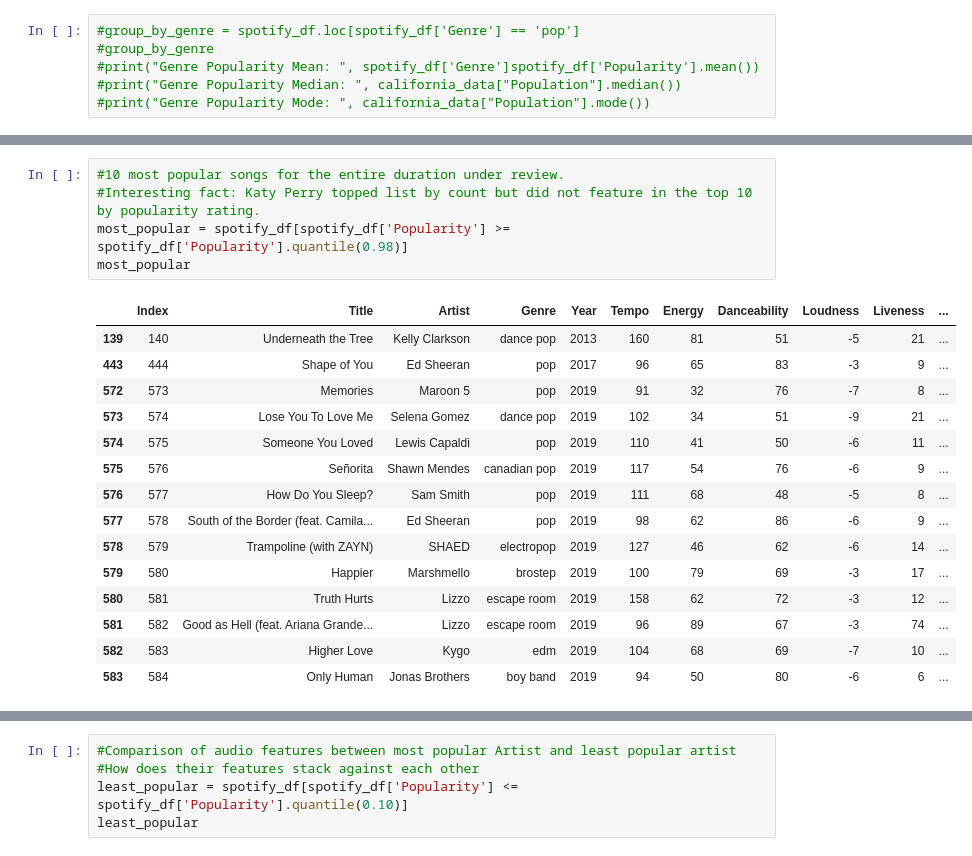
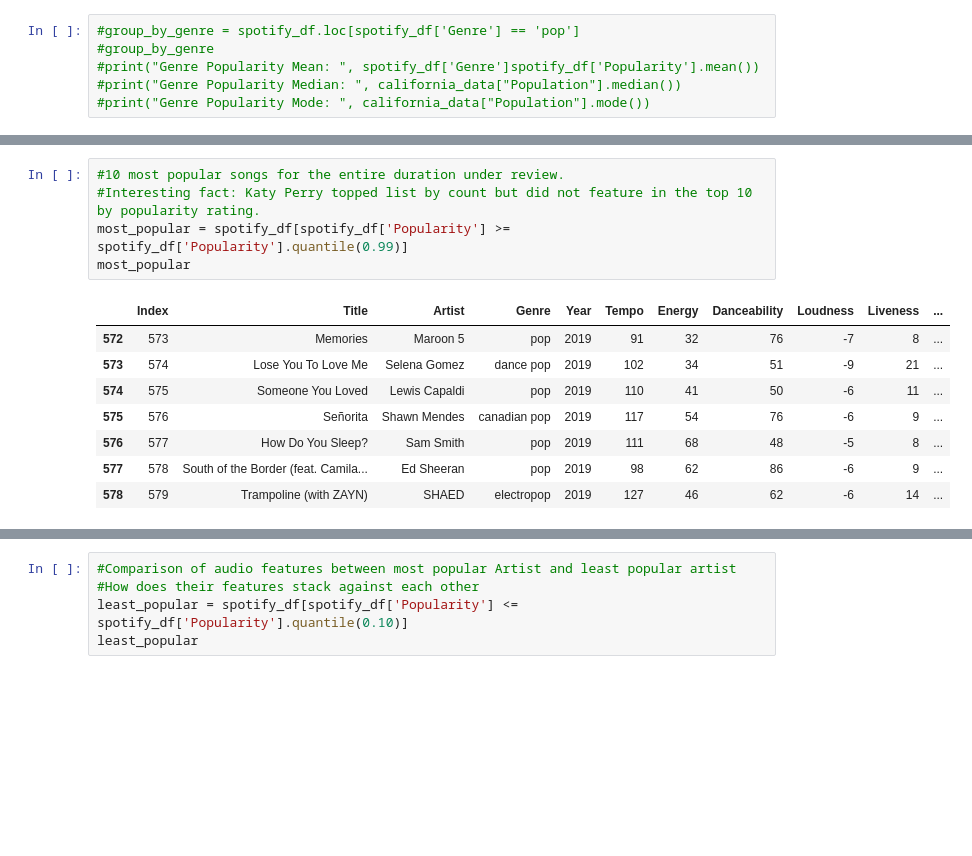
Before and after one commit to codemeisterone/NFX-GP4-Projects, a Jupyter notebook: spotify_analysis_v2/code/spotify_analysis.ipynb, the cells around one changed output, grey strips where cells are left out. Cells and saved outputs as stored; diff of their text form; blank space fills up the shorter version.

```diff
--- a/spotify_analysis_v2/code/spotify_analysis.ipynb
+++ b/spotify_analysis_v2/code/spotify_analysis.ipynb
@@ -259,12 +244,10 @@ dtype: int64
 # %%
 #10 most popular songs for the entire duration under review.
 #Interesting fact: Katy Perry topped list by count but did not feature in the top 10 by popularity rating.
-most_popular = spotify_df[spotify_df['Popularity'] >= spotify_df['Popularity'].quantile(0.98)]
+most_popular = spotify_df[spotify_df['Popularity'] >= spotify_df['Popularity'].quantile(0.99)]
 most_popular
 # %% [output]
 |  | Index | Title | Artist | Genre | Year | Tempo | Energy | Danceability | Loudness | Liveness | ... |
-| 139 | 140 | Underneath the Tree | Kelly Clarkson | dance pop | 2013 | 160 | 81 | 51 | -5 | 21 | ... |
-| 443 | 444 | Shape of You | Ed Sheeran | pop | 2017 | 96 | 65 | 83 | -3 | 9 | ... |
 | 572 | 573 | Memories | Maroon 5 | pop | 2019 | 91 | 32 | 76 | -7 | 8 | ... |
 | 573 | 574 | Lose You To Love Me | Selena Gomez | dance pop | 2019 | 102 | 34 | 51 | -9 | 21 | ... |
 | 574 | 575 | Someone You Loved | Lewis Capaldi | pop | 2019 | 110 | 41 | 50 | -6 | 11 | ... |
@@ -272,11 +255,6 @@ most_popular
 | 576 | 577 | How Do You Sleep? | Sam Smith | pop | 2019 | 111 | 68 | 48 | -5 | 8 | ... |
 | 577 | 578 | South of the Border (feat. Camila... | Ed Sheeran | pop | 2019 | 98 | 62 | 86 | -6 | 9 | ... |
 | 578 | 579 | Trampoline (with ZAYN) | SHAED | electropop | 2019 | 127 | 46 | 62 | -6 | 14 | ... |
-| 579 | 580 | Happier | Marshmello | brostep | 2019 | 100 | 79 | 69 | -3 | 17 | ... |
-| 580 | 581 | Truth Hurts | Lizzo | escape room | 2019 | 158 | 62 | 72 | -3 | 12 | ... |
-| 581 | 582 | Good as Hell (feat. Ariana Grande... | Lizzo | escape room | 2019 | 96 | 89 | 67 | -3 | 74 | ... |
-| 582 | 583 | Higher Love | Kygo | edm | 2019 | 104 | 68 | 69 | -7 | 10 | ... |
-| 583 | 584 | Only Human | Jonas Brothers | boy band | 2019 | 94 | 50 | 80 | -6 | 6 | ... |
 # %%
 #Most Popular Artist
 most_popular.loc[:,['Year','Artist','Title','Genre','Popularity']]
```
Also changed, not shown: parts of 6 cells of this notebook.
